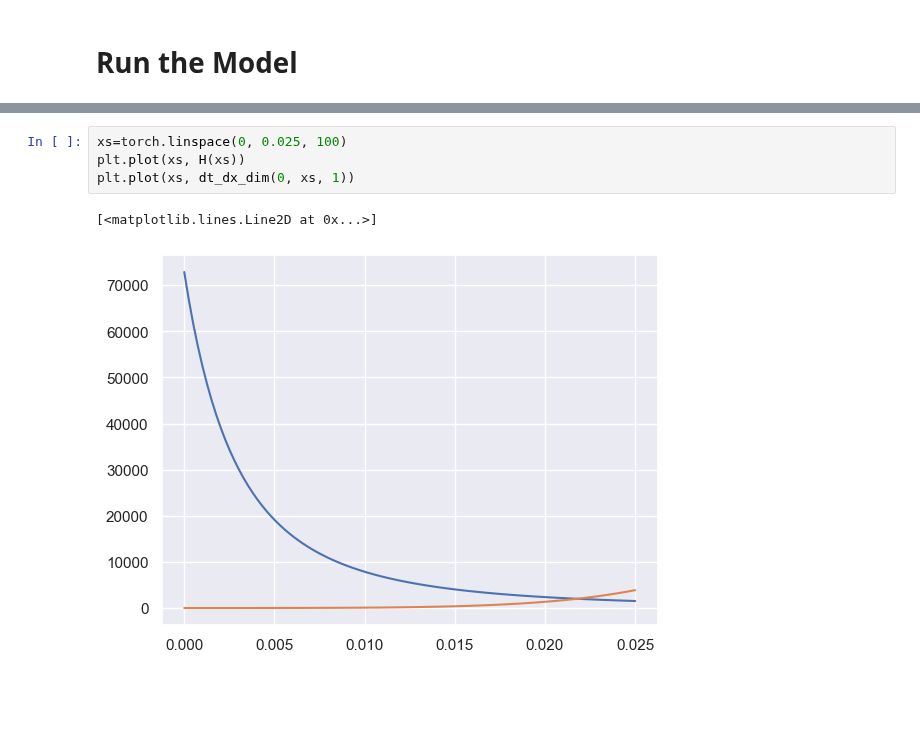
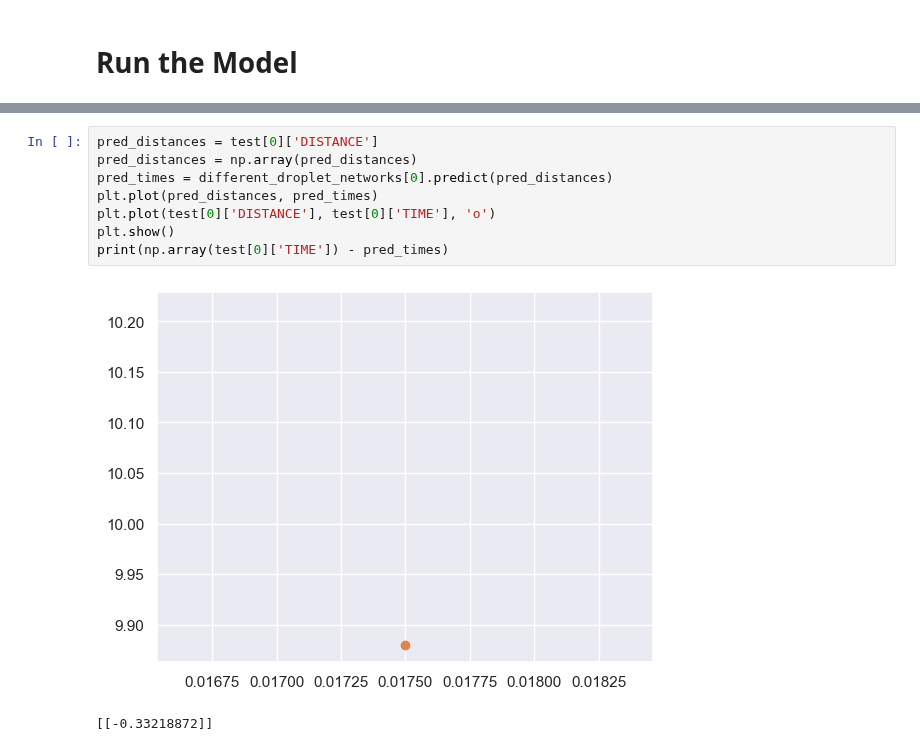
Before and after one commit to rahavdayan/pinns-model, a Jupyter notebook: src/ferrofluid/ferrofluid.ipynb, the cells around one changed output, grey strips where cells are left out. Cells and saved outputs as stored; diff of their text form; blank space fills up the shorter version.

```diff
--- a/src/ferrofluid/ferrofluid.ipynb
+++ b/src/ferrofluid/ferrofluid.ipynb
@@ -114,7 +129,11 @@ plt.show()
-# %%
-xs=torch.linspace(0, 0.025, 100)
-plt.plot(xs, H(xs))
-plt.plot(xs, dt_dx_dim(0, xs, 1))
-# %% [output]
-[<matplotlib.lines.Line2D at 0x...>]
-[figure, removed]
+# %%
+pred_distances = test[0]['DISTANCE']
+pred_distances = np.array(pred_distances)
+pred_times = different_droplet_networks[0].predict(pred_distances)
+plt.plot(pred_distances, pred_times)
+plt.plot(test[0]['DISTANCE'], test[0]['TIME'], 'o')
+plt.show()
+print(np.array(test[0]['TIME']) - pred_times)
+# %% [output]
+[figure, added]
+[[-0.33218872]]
```
Also changed, not shown: parts of 6 cells of this notebook, 2 other files.
